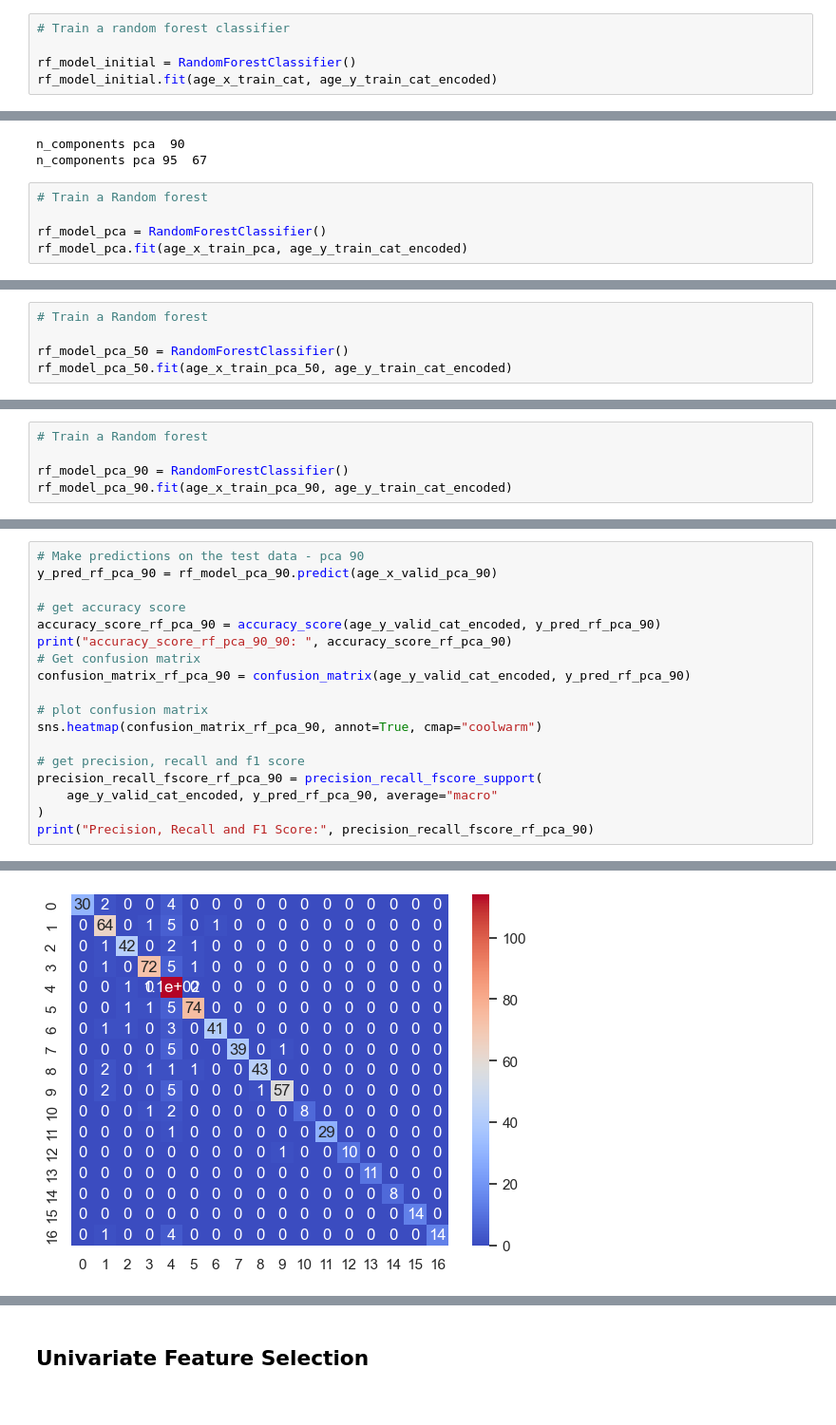
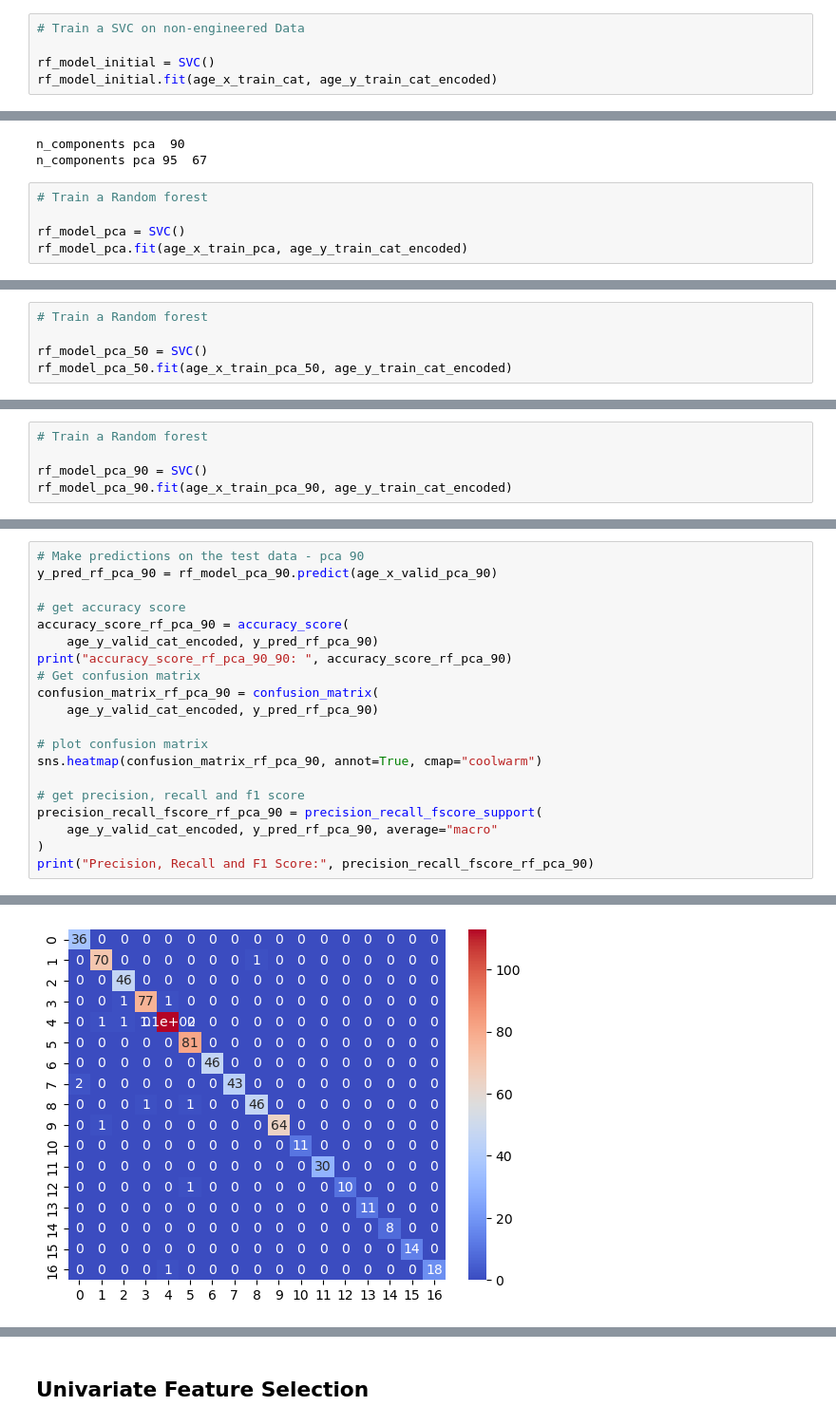
Before and after one commit to Tharusha-Lekamge/CS4622-ML-Labs, a Jupyter notebook: Lab01-Feature-Engineering/src/lab01.ipynb, the cells around one changed output, grey strips where cells are left out. Shown at 95% size. Cells and saved outputs as stored; diff of their text form.

```diff
--- a/Lab01-Feature-Engineering/src/lab01.ipynb
+++ b/Lab01-Feature-Engineering/src/lab01.ipynb
@@ -320,7 +329,7 @@ age_y_valid_cat_encoded = label_encoder.transform(age_y_valid_cat)
 # %% [markdown]
 ## Initial
 # %%
-# Train a random forest classifier
+# Train a SVC on non-engineered Data
 
-rf_model_initial = RandomForestClassifier()
+rf_model_initial = SVC()
 rf_model_initial.fit(age_x_train_cat, age_y_train_cat_encoded)
@@ -526,6 +538,6 @@ n_components pca 95  67
 # %%
 # Train a Random forest
 
-rf_model_pca = RandomForestClassifier()
+rf_model_pca = SVC()
 rf_model_pca.fit(age_x_train_pca, age_y_train_cat_encoded)
 # %% [output]
@@ -555,6 +568,6 @@ Precision, Recall and F1 Score: (0.960206908621463, 0.8637469214720488, 0.903366
 # %%
 # Train a Random forest
 
-rf_model_pca_50 = RandomForestClassifier()
+rf_model_pca_50 = SVC()
 rf_model_pca_50.fit(age_x_train_pca_50, age_y_train_cat_encoded)
 # %% [output]
@@ -584,6 +599,6 @@ Precision, Recall and F1 Score: (0.961198611298952, 0.8883155625664767, 0.919552
 # %%
 # Train a Random forest
 
-rf_model_pca_90 = RandomForestClassifier()
+rf_model_pca_90 = SVC()
 rf_model_pca_90.fit(age_x_train_pca_90, age_y_train_cat_encoded)
 # %% [output]
@@ -593,10 +608,12 @@ RandomForestClassifier()
 y_pred_rf_pca_90 = rf_model_pca_90.predict(age_x_valid_pca_90)
 
 # get accuracy score
-accuracy_score_rf_pca_90 = accuracy_score(age_y_valid_cat_encoded, y_pred_rf_pca_90)
+accuracy_score_rf_pca_90 = accuracy_score(
+    age_y_valid_cat_encoded, y_pred_rf_pca_90)
 print("accuracy_score_rf_pca_90_90: ", accuracy_score_rf_pca_90)
 # Get confusion matrix
-confusion_matrix_rf_pca_90 = confusion_matrix(age_y_valid_cat_encoded, y_pred_rf_pca_90)
+confusion_matrix_rf_pca_90 = confusion_matrix(
+    age_y_valid_cat_encoded, y_pred_rf_pca_90)
 
 # plot confusion matrix
 sns.heatmap(confusion_matrix_rf_pca_90, annot=True, cmap="coolwarm")
@@ -612,4 +629,4 @@ Precision, Recall and F1 Score: (0.9621729240845577, 0.9020389467731772, 0.92720
-[figure, old version]
+[figure, new version]
 # %%
 # Train a Random forest
 
```
Also changed, not shown: parts of 35 cells of this notebook.
